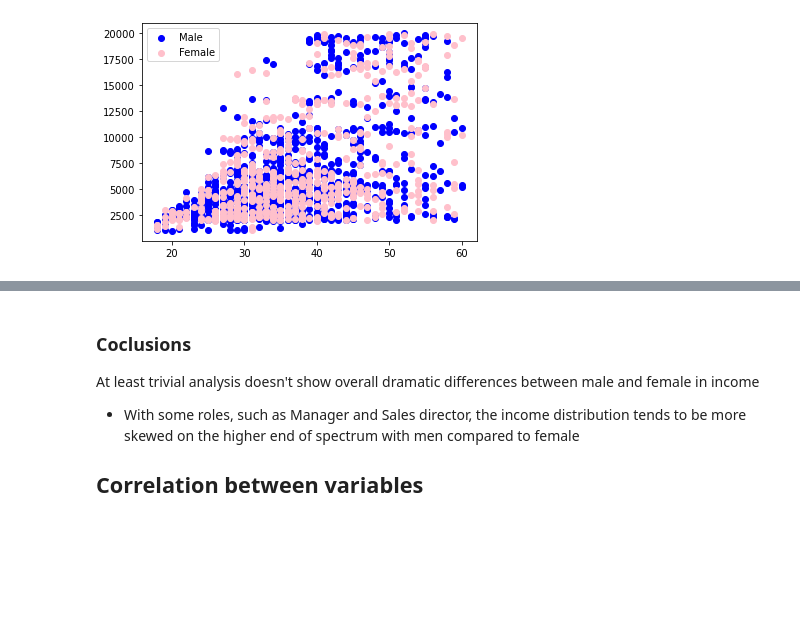
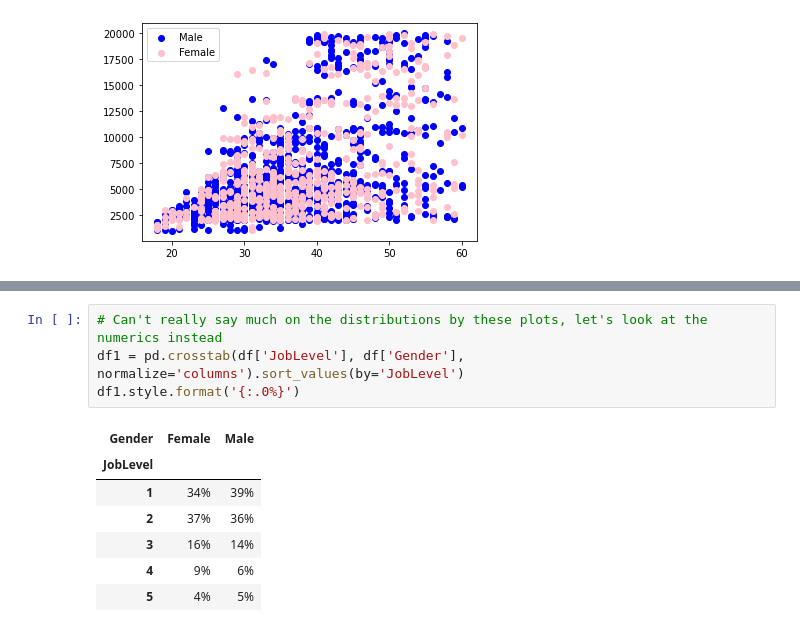
Before and after one commit to lauripe/data-analytics, a Jupyter notebook: src/assignment2/a2 employee.ipynb, the cells around one changed output, grey strips where cells are left out. Cells and saved outputs as stored; diff of their text form; blank space fills up the shorter version.

```diff
--- a/src/assignment2/a2 employee.ipynb
+++ b/src/assignment2/a2 employee.ipynb
@@ -43,6 +44,12 @@ ax = df.hist(column='MonthlyIncome', by=['JobRole', 'Gender'], bins=8, figsize=[
-# %% [markdown]
-### Coclusions
-At least trivial analysis doesn't show overall dramatic differences between male and female in income
-- With some roles, such as Manager and Sales director, the income distribution tends to be more skewed on the higher end of spectrum with men compared to female
-
-## Correlation between variables
+# %%
+# Can't really say much on the distributions by these plots, let's look at the numerics instead
+df1 = pd.crosstab(df['JobLevel'], df['Gender'], normalize='columns').sort_values(by='JobLevel')
+df1.style.format('{:.0%}')
+# %% [output]
+| Gender | Female | Male |
+| JobLevel |  |  |
+| 1 | 34% | 39% |
+| 2 | 37% | 36% |
+| 3 | 16% | 14% |
+| 4 | 9% | 6% |
+| 5 | 4% | 5% |
```
Also changed, not shown: parts of 8 cells of this notebook.
